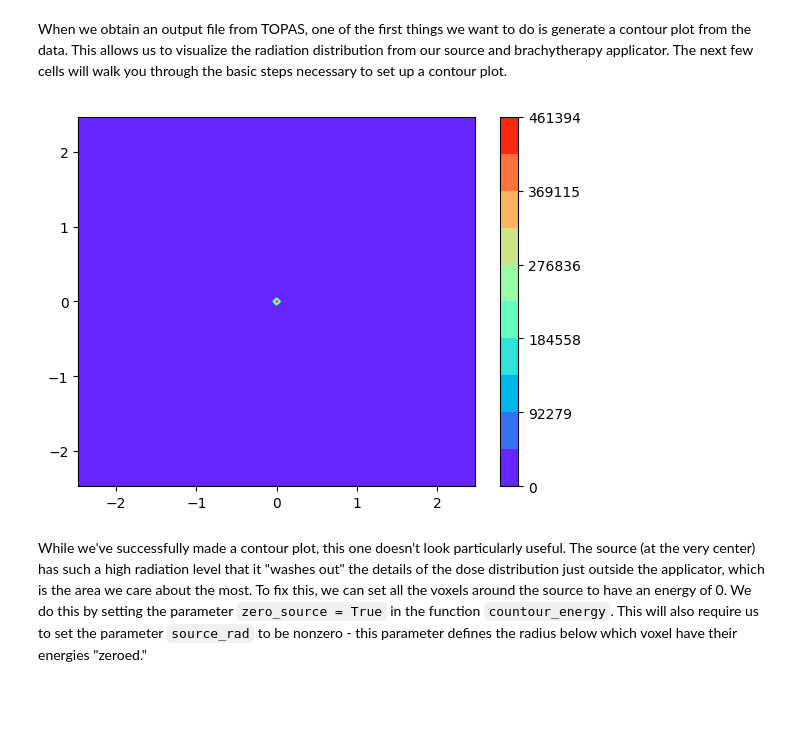
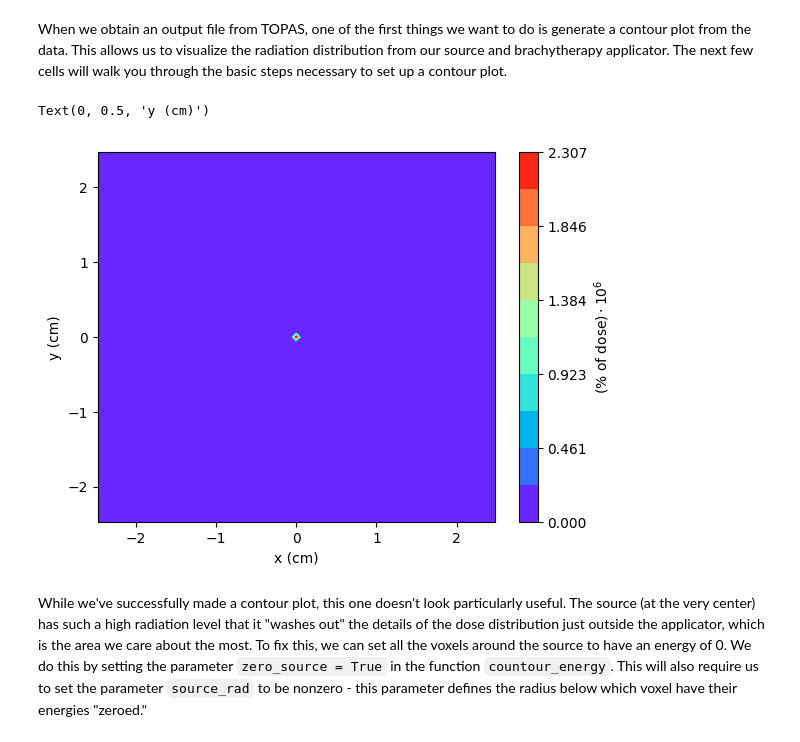
Before and after one commit to seandiscovery/modulated_shielding, a Jupyter notebook: mosh_tutorial.ipynb, the cells around one changed output. Drawn from its saved outputs; the diff is of its cells as text; code cells hidden in the pictures; blank space fills up the shorter version.

```diff
--- a/mosh_tutorial.ipynb
+++ b/mosh_tutorial.ipynb
@@ -63,7 +63,8 @@ rngY = (-2.5, 2.5)
 When we obtain an output file from TOPAS, one of the first things we want to do is generate a contour plot from the data. This allows us to visualize the radiation distribution from our source and brachytherapy applicator. The next few cells will walk you through the basic steps necessary to set up a contour plot.
 # %%
 # Replace this link with the file path to 5rods_12oclock_open_1e7_85bins_2.5cmHL.csv on your local computer
-mosh = "/Users/seanmullane/Desktop/Research_2023/August_outputs/Results_08_10_5rod_6rod/5rods_12oclock_open_1e7_85bins_2.5cmHL.csv"
+#mosh = "/Users/seanmullane/Desktop/Research_2023/August_outputs/Results_08_10_5rod_6rod/5rods_12oclock_open_1e7_85bins_2.5cmHL.csv"
+mosh = "/Users/seanmullane/Desktop/Research_2025/thesis/dose_library_figs/results/5rods_position1-open_1e7_85bins_2.5cmHL.csv"
 
 # First, we need to determine the x-y plane in which we want to plot
 # We usually plot in the plane of the source capsule - i.e. where the dose will be highest
@@ -75,7 +76,8 @@ source_plane = cm_to_voxel(np.array(source_transZ_mosh), bins_mosh, lattice_mosh
 dose_energy, dose_voxel = extract_norm_energy(mosh, source_plane, const_axis, dose_point, bins_mosh, lattice_mosh)
 
 # Before continuing, we'll set the dose we want delivered to the dose point
-dose = 20 # Gy
+#dose = 20 # Gy
+dose = 100 # % of prescription dose
 # %%
 # Now that we have the energy at the dose point, we can generate the arrays necessary to make a contour plot
 # This function has a lot of input parameters - see the file plotting_functions.py for an explanation of each!
@@ -84,16 +86,20 @@ X, Y, energy0, std_dev = contour_energy(mosh, (bins_mosh, bins_mosh), dose_grid_
 # %%
 # Now that we have our axes and energy values, we can use matplotlib to generate the plot
 fig0, ax0 = plt.subplots()
 
 # This function allows us to map our energy values to a grid
 # See https://numpy.org/doc/stable/reference/generated/numpy.meshgrid.html
 # Note: the parameter "indexing='ij'" is important! If you leave it out, the plot will be abnormally rotated
 Xv, Yv = np.meshgrid(X, Y, indexing='ij')
 
-contour0 = ax0.contourf(Xv, Yv, energy0, locator=ticker.LinearLocator(), norm="linear", cmap="rainbow")
-cbar0 = fig0.colorbar(contour0)
+scale = 1e6
+contour0 = ax0.contourf(Xv, Yv, energy0/scale, locator=ticker.LinearLocator(), norm="linear", cmap="rainbow")
+cbar0 = fig0.colorbar(contour0, label=r"$(\text{% of dose}) \cdot 10^6$")
+ax0.set_xlabel("x (cm)")
+ax0.set_ylabel("y (cm)")
 # %% [output]
+Text(0, 0.5, 'y (cm)')
-[figure, old version]
+[figure, new version]
 # %% [markdown]
 While we've successfully made a contour plot, this one doesn't look particularly useful. The source (at the very center) has such a high radiation level that it "washes out" the details of the dose distribution just outside the applicator, which is the area we care about the most. To fix this, we can set all the voxels around the source to have an energy of 0. We do this by setting the parameter `zero_source = True` in the function `countour_energy`. This will also require us to set the parameter `source_rad` to be nonzero - this parameter defines the radius below which voxel have their energies "zeroed."
 # %%
```
Also changed, not shown: parts of 2 cells of this notebook, 1 other file.
